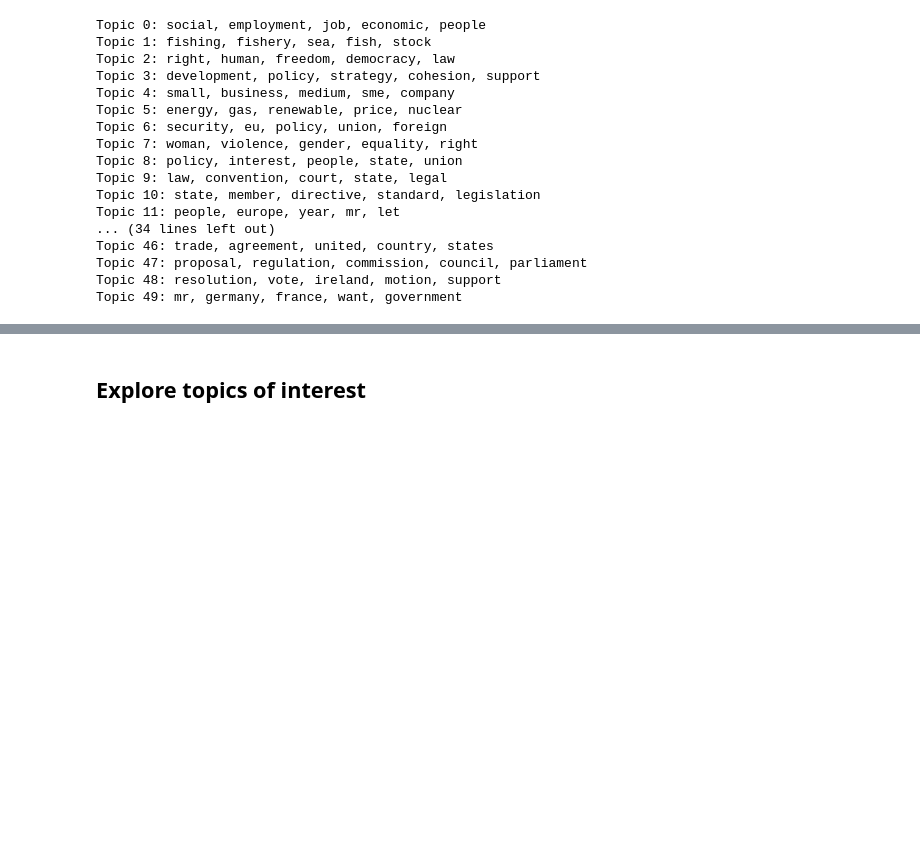
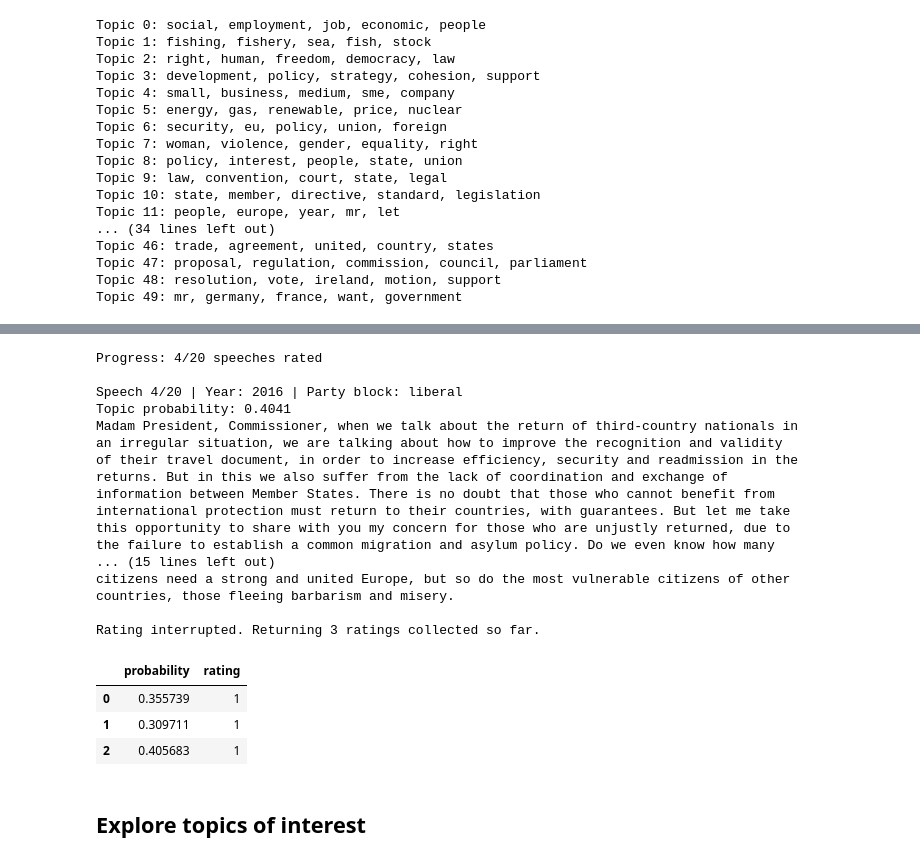
Before and after one commit to derkleinejakob/dataliteracy25, a Jupyter notebook: outdated/filter_data.ipynb, the cells around one changed output, grey strips where cells are left out. Drawn from its saved outputs; the diff is of its cells as text; code cells hidden in the pictures; blank space fills up the shorter version.

```diff
--- a/outdated/filter_data.ipynb
+++ b/outdated/filter_data.ipynb
@@ -261,37 +259,73 @@ NameError: name 'find_topic_id' is not defined
 # %%
+from IPython.display import clear_output
+
 def sample_and_rate_topic(topic_id, lower_prob=0.25, upper_prob=0.45, n=20, seed=42):
     """
     Randomly sample speeches whose topic probability is within [lower_prob, upper_prob],
     show translatedText, and collect manual ratings (1 = belongs, 0 = not).
     Returns a DataFrame with columns ['probability', 'rating'] of length n (or fewer if not enough speeches).
     """
+
     prob_col = f"topic_{topic_id}"
     candidates = df_topics[(df_topics[prob_col] >= lower_prob) & (df_topics[prob_col] <= upper_prob)]
-    if candidates.empty:
-        print("No speeches found in the specified probability range.")
-        return pd.DataFrame(columns=["probability", "rating"])
 
     sampled = candidates.sample(n=min(n, len(candidates)), random_state=seed).reset_index(drop=True)
     ratings = []
 
     for i, row in sampled.iterrows():
+        clear_output(wait=True)
+        print(f"Progress: {i+1}/{len(sampled)} speeches rated")
         print(f"\nSpeech {i+1}/{len(sampled)} | Year: {row['year']} | Party block: {row['party_block']}")
         print(f"Topic probability: {row[prob_col]:.4f}")
         print(textwrap.fill(row["translatedText"], width=90))
 
         while True:
-            user_input = input("Rate this speech (1 = belongs to topic, 0 = not): ").strip()
+            user_input = input("\nRate this speech (1 = belongs to topic, 0 = not, q = quit): ").strip()
             if user_input in {"0", "1"}:
                 ratings.append(int(user_input))
                 break
+            elif user_input.lower() == "q":
+                print(f"\nRating interrupted. Returning {len(ratings)} ratings collected so far.")
+                result = pd.DataFrame({
+                    "probability": sampled[prob_col].iloc[:len(ratings)].values,
+                    "rating": ratings
+                })
+                return result
             else:
-                print("Please enter 0 or 1.")
+                print("Please enter 0, 1, or q to quit.")
+
+    clear_output(wait=True)
+    print(f"Rating complete! Rated {len(ratings)}/{len(sampled)} speeches.")
 
     result = pd.DataFrame({
         "probability": sampled[prob_col].values,
         "rating": ratings
     })
     return result
+# %%
+sample_and_rate_topic(40, lower_prob=0.25, upper_prob=0.45, n=20, seed=42)
+# %% [output]
+Progress: 4/20 speeches rated
+
+Speech 4/20 | Year: 2016 | Party block: liberal
+Topic probability: 0.4041
+Madam President, Commissioner, when we talk about the return of third-country nationals in
+an irregular situation, we are talking about how to improve the recognition and validity
+of their travel document, in order to increase efficiency, security and readmission in the
+returns. But in this we also suffer from the lack of coordination and exchange of
+information between Member States. There is no doubt that those who cannot benefit from
+international protection must return to their countries, with guarantees. But let me take
+this opportunity to share with you my concern for those who are unjustly returned, due to
+the failure to establish a common migration and asylum policy. Do we even know how many
+... (15 lines left out)
+citizens need a strong and united Europe, but so do the most vulnerable citizens of other
+countries, those fleeing barbarism and misery.
+
+Rating interrupted. Returning 3 ratings collected so far.
+|  | probability | rating |
+| 0 | 0.355739 | 1 |
+| 1 | 0.309711 | 1 |
+| 2 | 0.405683 | 1 |
 # %% [markdown]
 ## Explore topics of interest
 # %%
```
Also changed, not shown: parts of 2 cells of this notebook, 1 other file.
